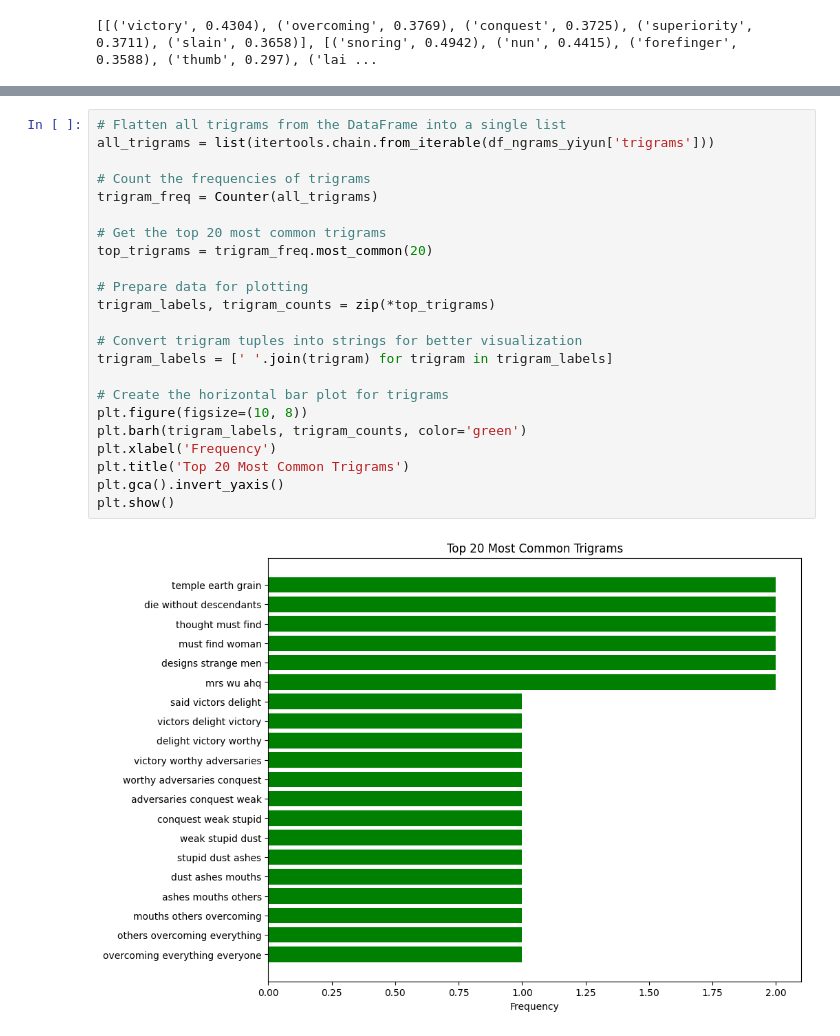
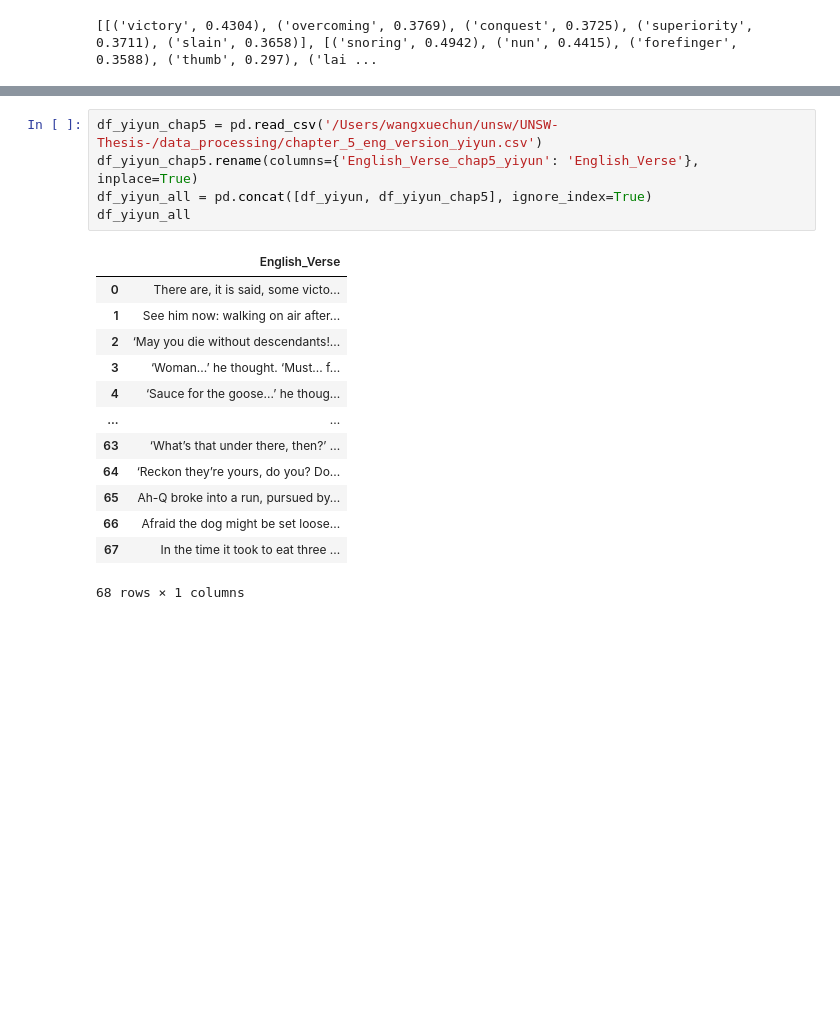
Before and after one commit to sydney-machine-learning/translationanalysis-Mandarin, a Jupyter notebook: jupyter_notebook/semantic_analysis.ipynb, the cells around one changed output, grey strips where cells are left out. Cells and saved outputs as stored; diff of their text form; blank space fills up the shorter version.

```diff
--- a/jupyter_notebook/semantic_analysis.ipynb
+++ b/jupyter_notebook/semantic_analysis.ipynb
@@ -270,25 +177,19 @@ plt.show()
-# %%
-# Flatten all trigrams from the DataFrame into a single list
-all_trigrams = list(itertools.chain.from_iterable(df_ngrams_yiyun['trigrams']))
-
-# Count the frequencies of trigrams
-trigram_freq = Counter(all_trigrams)
-
-# Get the top 20 most common trigrams
-top_trigrams = trigram_freq.most_common(20)
-
-# Prepare data for plotting
-trigram_labels, trigram_counts = zip(*top_trigrams)
-
-# Convert trigram tuples into strings for better visualization
-trigram_labels = [' '.join(trigram) for trigram in trigram_labels]
-
-# Create the horizontal bar plot for trigrams
-plt.figure(figsize=(10, 8))
-plt.barh(trigram_labels, trigram_counts, color='green')
-plt.xlabel('Frequency')
-plt.title('Top 20 Most Common Trigrams')
-plt.gca().invert_yaxis()
-plt.show()
-# %% [output]
-[figure, removed]
+# %%
+df_yiyun_chap5 = pd.read_csv('/Users/wangxuechun/unsw/UNSW-Thesis-/data_processing/chapter_5_eng_version_yiyun.csv')
+df_yiyun_chap5.rename(columns={'English_Verse_chap5_yiyun': 'English_Verse'}, inplace=True)
+df_yiyun_all = pd.concat([df_yiyun, df_yiyun_chap5], ignore_index=True)
+df_yiyun_all
+# %% [output]
+|  | English_Verse |
+| 0 | There are, it is said, some victo... |
+| 1 | See him now: walking on air after... |
+| 2 | ‘May you die without descendants!... |
+| 3 | ‘Woman...’ he thought. ‘Must... f... |
+| 4 | ‘Sauce for the goose...’ he thoug... |
+| ... | ... |
+| 63 | ‘What’s that under there, then?’ ... |
+| 64 | ‘Reckon they’re yours, do you? Do... |
+| 65 | Ah-Q broke into a run, pursued by... |
+| 66 | Afraid the dog might be set loose... |
+| 67 | In the time it took to eat three ... |
+68 rows × 1 columns
```
Also changed, not shown: parts of 8 cells of this notebook.
